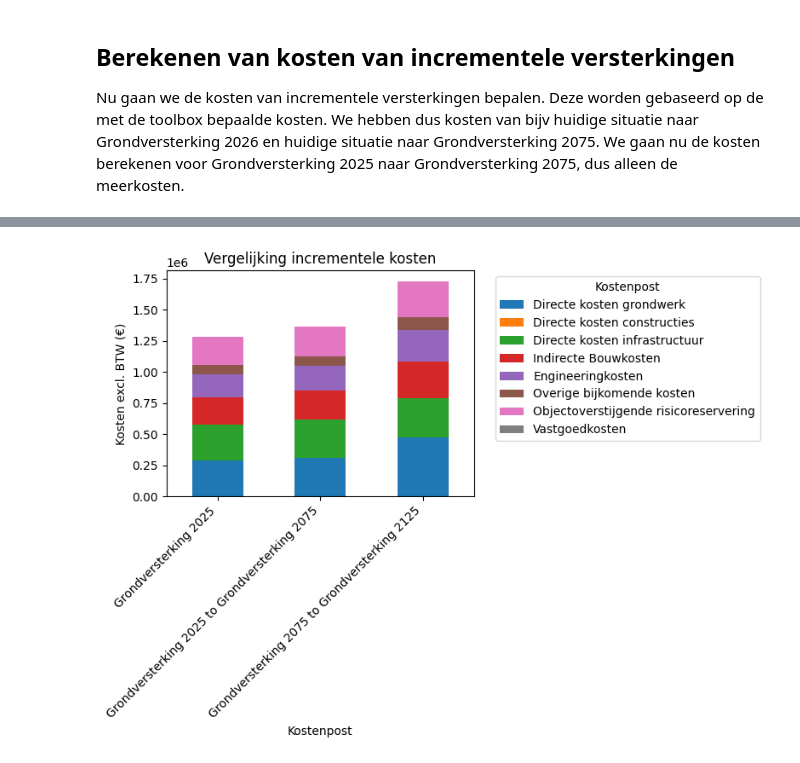
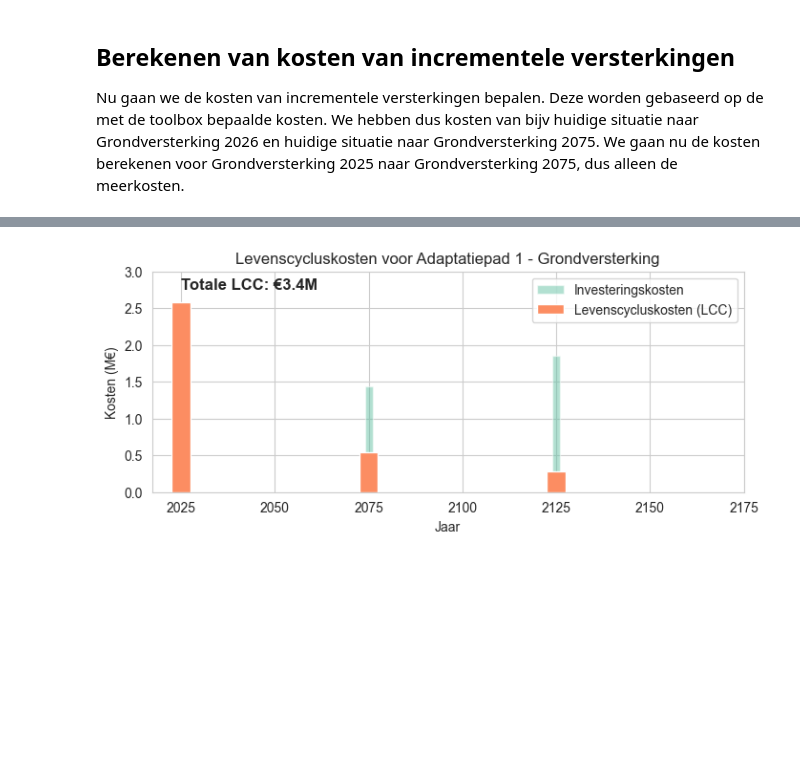
Before and after one commit to Deltares-research/Verkenning-2.0-backend, a Jupyter notebook: dev/incremental_costs/Scheldestromen_main.ipynb, the cells around one changed output, grey strips where cells are left out. Saved outputs shown, nothing was run; the diff lists cells and outputs as text; code cells hidden in the pictures; blank space fills up the shorter version.

```diff
--- a/dev/incremental_costs/Scheldestromen_main.ipynb
+++ b/dev/incremental_costs/Scheldestromen_main.ipynb
@@ -115,0 +156,19 @@ dtype: float64
+# %%
+#make a stacked bar plot of all the increment costs per measure
+fig, ax = plt.subplots(figsize=(6,4))
+increment_costs_only = df_all_costs_with_increments.loc[:, [col for col in df_all_costs_with_increments.columns if '(incrementeel)' in col]]
+increment_costs_only.T.plot(kind='bar', stacked=True, ax=ax)
+ax.set_title('Incrementele kosten per maatregel')
+ax.set_ylabel('Kosten (M€)')
+ax.set_ylim(0, np.ceil(ax.get_ylim()[1] / 1e6)*1e6)
+#make legend outside of the plot
+handles, labels = ax.get_legend_handles_labels()
+ax.legend(handles, labels, bbox_to_anchor=(1.05, 1), loc='upper left')
+
+
+#scale y-axislabels to millions
+ax.set_yticklabels([f"{y/1e6:.1f}" for y in ax.get_yticks()])
+
+#rotate x-axis labels and remove (incrementeel) and everything before "to"from the labels
+ax.set_xticklabels([label.get_text().split(' to ')[-1].replace(' (incrementeel)', '') for label in ax.get_xticklabels()], rotation=0, ha='center')
+# ax.set_ylim(0, ax.get_ylim()[1] / 1e6)
@@ -128,12 +201,24 @@ plt.show()
 # %%
-ax = df_all_increments.T.plot(kind="bar", figsize=(8, 6), stacked=True)
+#LCC computation
+#make dict with sum of incremental costs per measure, year, lifespan (50 for soil) in a tuple
+incremental_costs_per_measure = {}
+for col in increment_costs_only.columns:
+    measure_name = col.split(' (incrementeel)')[0]
+    #find the year in the measure name
+    year = int(measure_name.split(' ')[-1])
+    incremental_costs_per_measure[measure_name] = (increment_costs_only[col].sum(), year, 100)
+    # incremental_costs_per_measure[measure_name] = (increment_costs_only[col].sum(), year, 50)
 
-plt.title("Vergelijking incrementele kosten")
-plt.ylabel("Kosten excl. BTW (€)")
-plt.xlabel("Kostenpost")
-plt.xticks(rotation=45, ha="right")
-plt.legend(title="Kostenpost", bbox_to_anchor=(1.05, 1), loc='upper left')
-plt.tight_layout()
-plt.show()
+total_horizon = 150
+lcc_per_measure = compute_lcc(incremental_costs_per_measure, total_horizon=total_horizon)
+lcc_per_measure
+
+undiscounted_costs = [cost for cost, year, lifespan in incremental_costs_per_measure.values()]
+lcc_values = [lcc for lcc in lcc_per_measure.values()]
+years = [year for cost, year, lifespan in incremental_costs_per_measure.values()]
+
+
+
+lcc_plot(undiscounted_costs, lcc_values, years, total_horizon, title='Levenscycluskosten voor Adaptatiepad 1 - Grondversterking')
 # %% [output]
-[figure, old version]
+[figure, new version]
```
Also changed, not shown: parts of 11 cells of this notebook, 1 other file.
